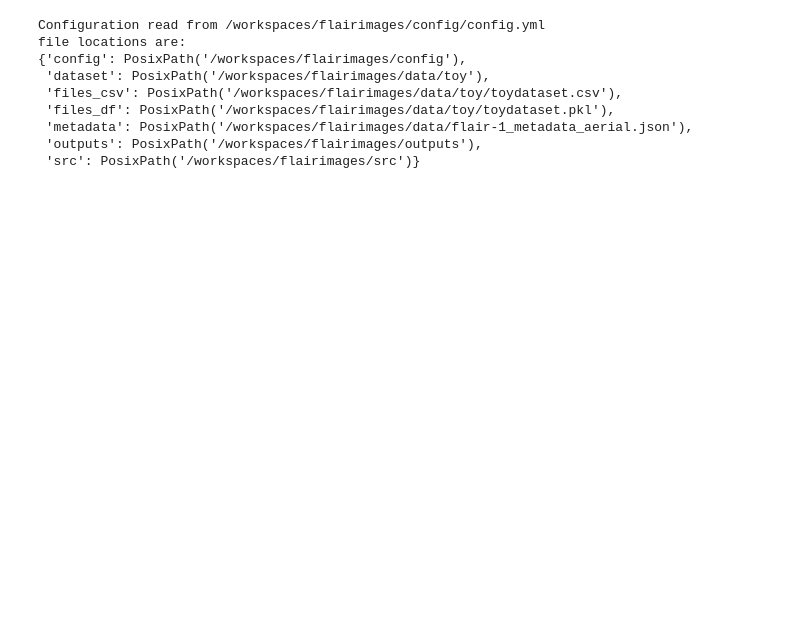
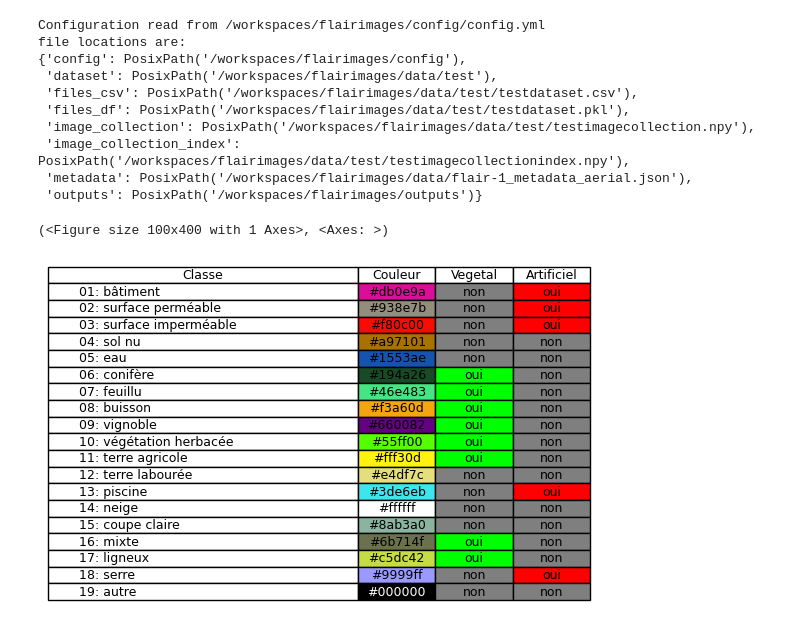
Before and after one commit to ChallengeDataTest/flairimages, a Jupyter notebook: src/divers_utils.ipynb, the cells around one changed output. Saved outputs shown, nothing was run; the diff lists cells and outputs as text; code cells hidden in the pictures; blank space fills up the shorter version.

```diff
--- a/src/divers_utils.ipynb
+++ b/src/divers_utils.ipynb
@@ -7,15 +8,21 @@ from utils.utils import (read_config, make_nomenclature_markdown, make_nomenclat
 # massage this to get the correct project root path (e.g. /../xxxx/myProjectName/)
 root_dir = Path().resolve().parents[0]
 config_file = root_dir / 'config' /'config.yml'
-config = read_config(file_path=config_file, root_dir=root_dir)
+conf = read_config(file_path=config_file, root_dir=root_dir)
 # %% [output]
 Configuration read from /workspaces/flairimages/config/config.yml
 file locations are:
 {'config': PosixPath('/workspaces/flairimages/config'),
- 'dataset': PosixPath('/workspaces/flairimages/data/toy'),
- 'files_csv': PosixPath('/workspaces/flairimages/data/toy/toydataset.csv'),
- 'files_df': PosixPath('/workspaces/flairimages/data/toy/toydataset.pkl'),
+ 'dataset': PosixPath('/workspaces/flairimages/data/test'),
+ 'files_csv': PosixPath('/workspaces/flairimages/data/test/testdataset.csv'),
+ 'files_df': PosixPath('/workspaces/flairimages/data/test/testdataset.pkl'),
+ 'image_collection': PosixPath('/workspaces/flairimages/data/test/testimagecollection.npy'),
+ 'image_collection_index': PosixPath('/workspaces/flairimages/data/test/testimagecollectionindex.npy'),
  'metadata': PosixPath('/workspaces/flairimages/data/flair-1_metadata_aerial.json'),
- 'outputs': PosixPath('/workspaces/flairimages/outputs'),
- 'src': PosixPath('/workspaces/flairimages/src')}
+ 'outputs': PosixPath('/workspaces/flairimages/outputs')}
+# %%
+make_nomenclature_image(conf=conf, figsize=(1.0,4))
+# %% [output]
+(<Figure size 100x400 with 1 Axes>, <Axes: >)
+[figure, added]
 # %%
```
Also changed, not shown: parts of 4 cells of this notebook, 28 other files.
